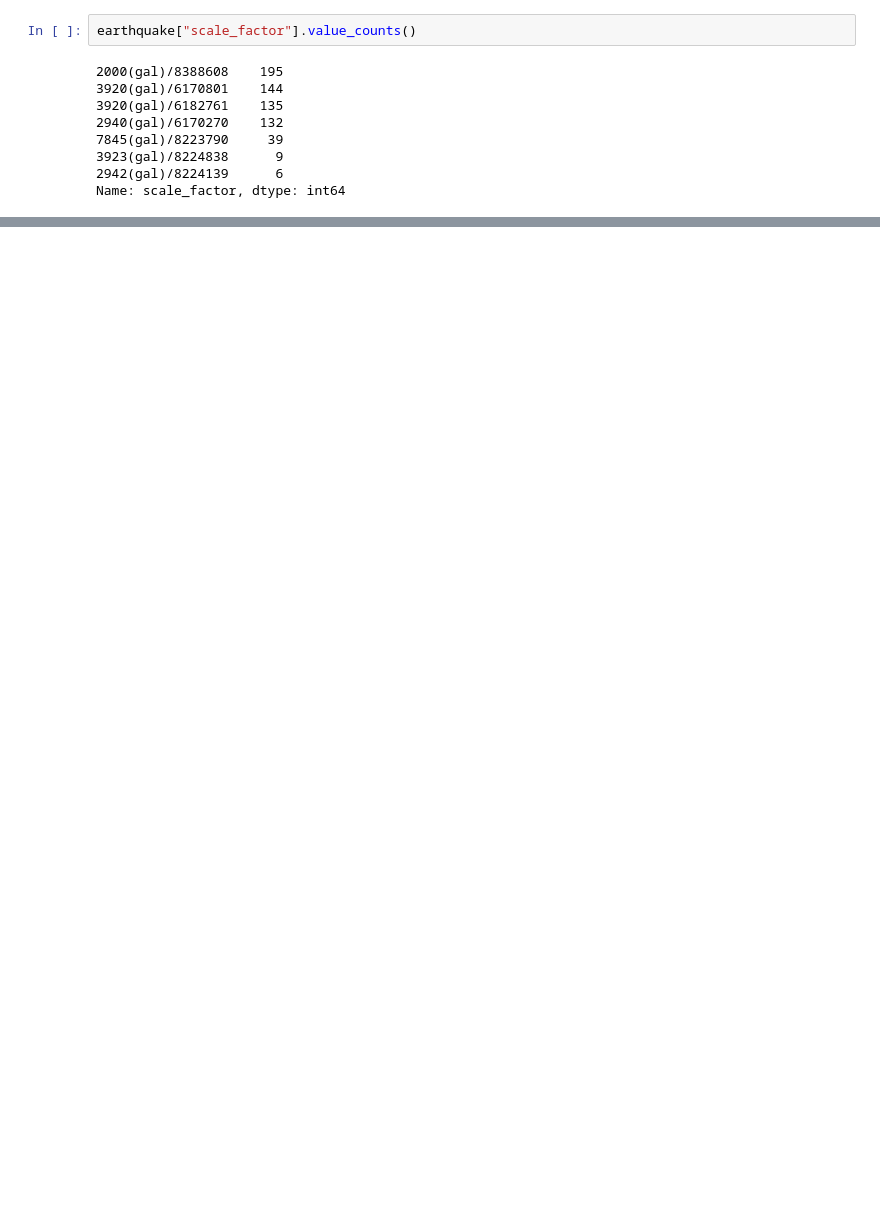
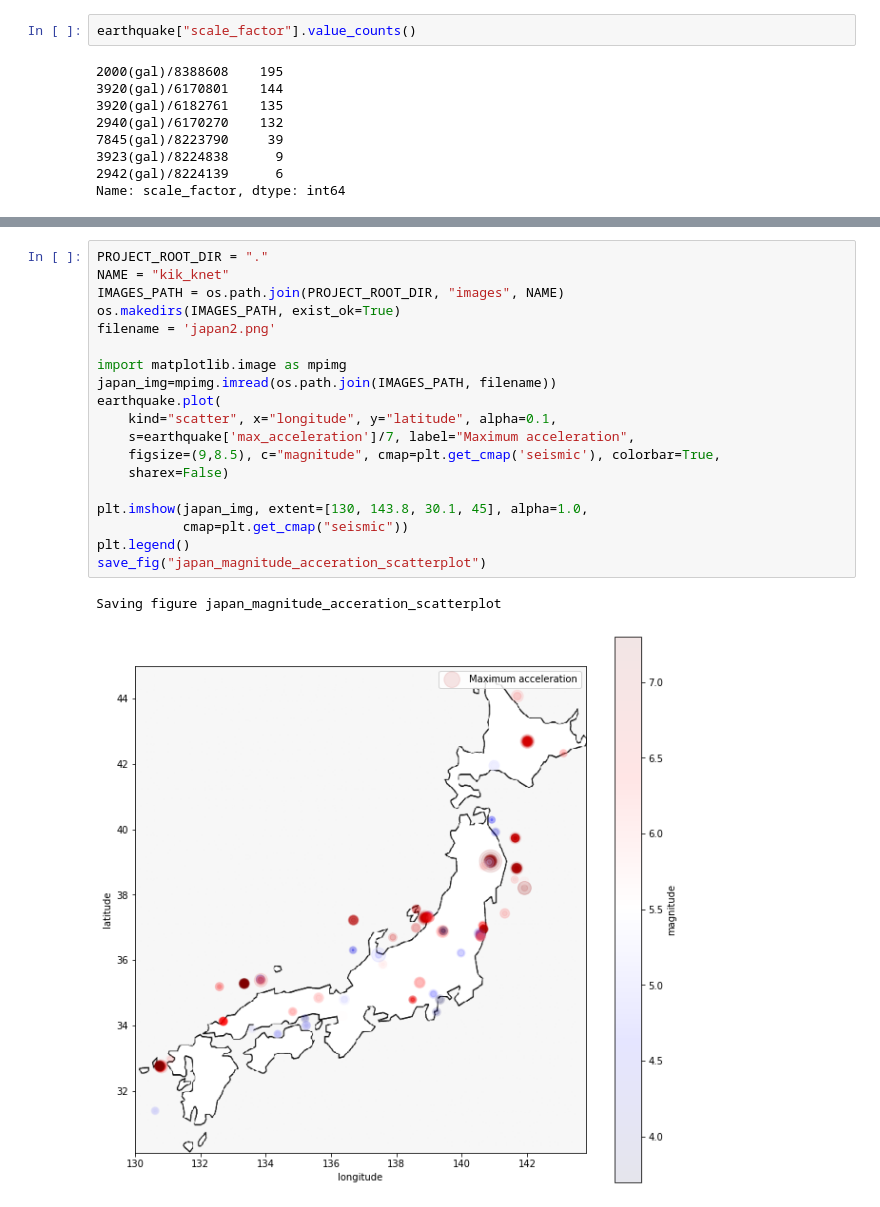
Before and after one commit to SaheedAde/earthquake_early_warning_system, a Jupyter notebook: kik_knet.ipynb, the cells around one changed output, grey strips where cells are left out. Drawn from its saved outputs; the diff is of its cells as text; blank space fills up the shorter version.

```diff
--- a/kik_knet.ipynb
+++ b/kik_knet.ipynb
@@ -176,0 +250,22 @@ Saving figure attribute_histogram_plots
+# %%
+PROJECT_ROOT_DIR = "."
+NAME = "kik_knet"
+IMAGES_PATH = os.path.join(PROJECT_ROOT_DIR, "images", NAME)
+os.makedirs(IMAGES_PATH, exist_ok=True)
+filename = 'japan2.png'
+
+import matplotlib.image as mpimg
+japan_img=mpimg.imread(os.path.join(IMAGES_PATH, filename))
+earthquake.plot(
+    kind="scatter", x="longitude", y="latitude", alpha=0.1,
+    s=earthquake['max_acceleration']/7, label="Maximum acceleration",
+    figsize=(9,8.5), c="magnitude", cmap=plt.get_cmap('seismic'), colorbar=True,
+    sharex=False)
+
+plt.imshow(japan_img, extent=[130, 143.8, 30.1, 45], alpha=1.0,
+           cmap=plt.get_cmap("seismic"))
+plt.legend()
+save_fig("japan_magnitude_acceration_scatterplot")
+# %% [output]
+Saving figure japan_magnitude_acceration_scatterplot
+[figure, added]
```
Also changed, not shown: parts of 11 cells of this notebook, 6 other files.
